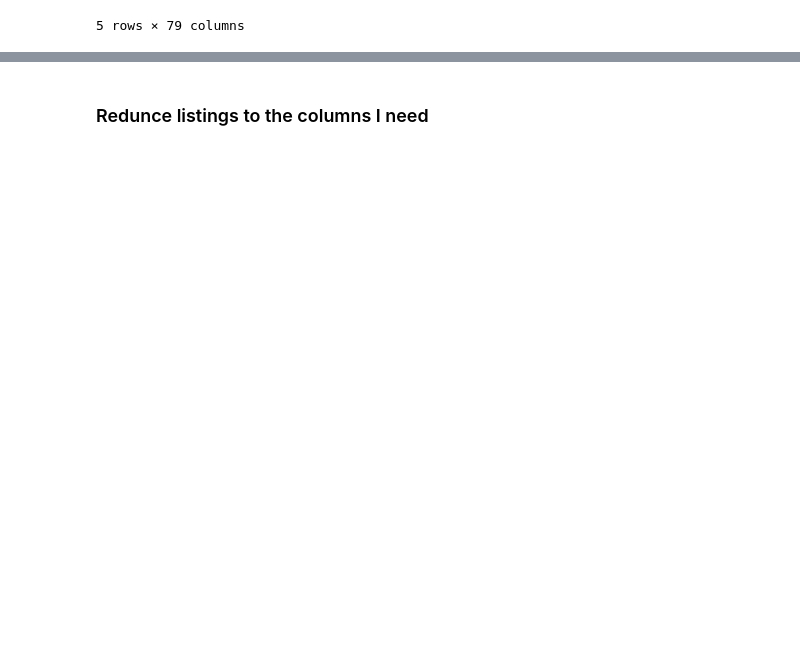
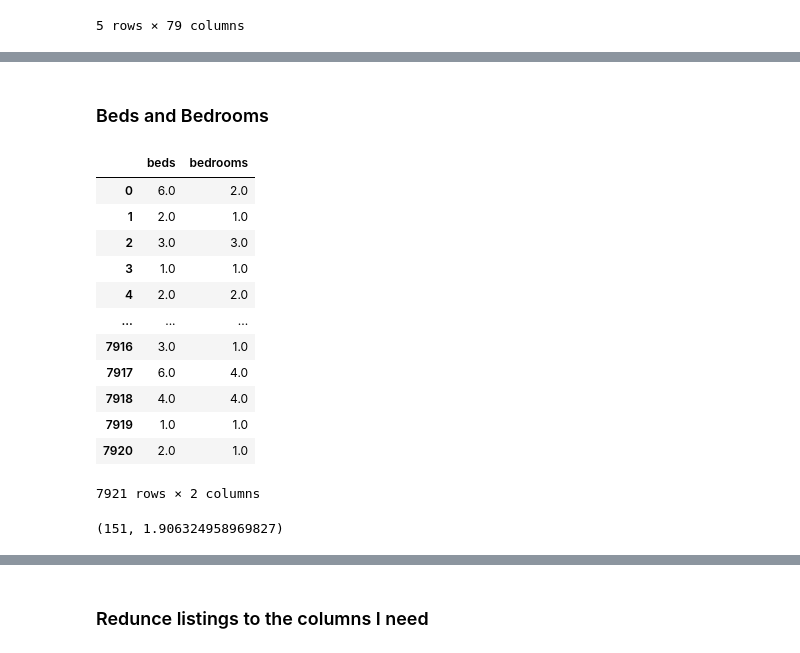
Before and after one commit to Aranidin/Project_ML_SS2025, a Jupyter notebook: Preprocessing/listings_prep.ipynb, the cells around one changed output, grey strips where cells are left out. Cells and saved outputs as stored; diff of their text form; code cells hidden in the pictures; blank space fills up the shorter version.

```diff
--- a/Preprocessing/listings_prep.ipynb
+++ b/Preprocessing/listings_prep.ipynb
@@ -61,0 +109,5 @@ memory usage: 4.8+ MB
+# %%
+delet_columns = [
+    'calendar_updated', 'host_neighbourhood', 'host_about', 'neighbourhood', 'neighborhood_overview', 'host_location']
+
+listings = listings.drop(delet_columns, axis=1)
@@ -61,0 +120,26 @@ memory usage: 4.8+ MB
+# %% [markdown]
+### Beds and Bedrooms
+# %%
+listings[['beds', 'bedrooms']]
+# %% [output]
+|  | beds | bedrooms |
+| 0 | 6.0 | 2.0 |
+| 1 | 2.0 | 1.0 |
+| 2 | 3.0 | 3.0 |
+| 3 | 1.0 | 1.0 |
+| 4 | 2.0 | 2.0 |
+| ... | ... | ... |
+| 7916 | 3.0 | 1.0 |
+| 7917 | 6.0 | 4.0 |
+| 7918 | 4.0 | 4.0 |
+| 7919 | 1.0 | 1.0 |
+| 7920 | 2.0 | 1.0 |
+7921 rows × 2 columns
+# %%
+beds_row_ids = missing_df[missing_df['column'] == 'beds']['affected_row_ids'].values[0]
+bedrooms_row_ids = missing_df[missing_df['column'] == 'bedrooms']['affected_row_ids'].values[0]
+shared_ids = shared_values(beds_row_ids, bedrooms_row_ids)
+length = len(shared_ids)
+length, (length/listings.shape[0])*100
+# %% [output]
+(151, 1.906324958969827)
```
Also changed, not shown: parts of 8 cells of this notebook, 1 other file.
